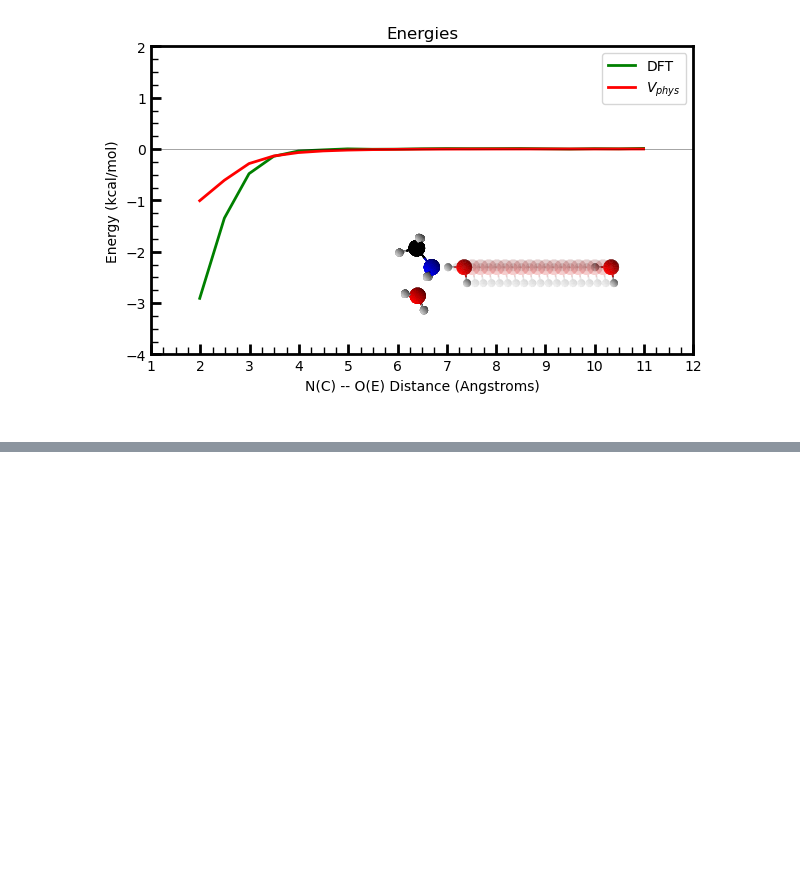
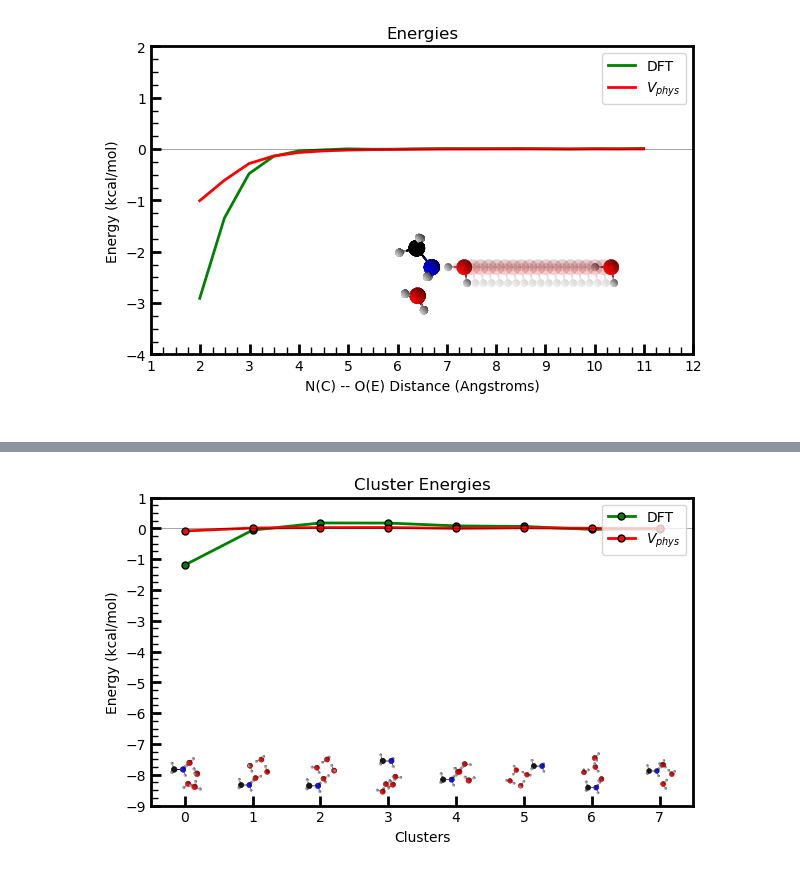
Before and after one commit to PolyachenkoYA/QDMS_2025, a Jupyter notebook: tutorials/2_Many-Body_Model_Build-Along/Tutorial_2.1.ipynb, the cells around one changed output, grey strips where cells are left out. Saved outputs shown, nothing was run; the diff lists cells and outputs as text; code cells hidden in the pictures; blank space fills up the shorter version.

```diff
--- a/tutorials/2_Many-Body_Model_Build-Along/Tutorial_2.1.ipynb
+++ b/tutorials/2_Many-Body_Model_Build-Along/Tutorial_2.1.ipynb
@@ -572,0 +582,34 @@ NameError: name 'charges_CH3NH2' is not defined
+# %%
+definition_pentamer = read_definition(paths.definitions.systems.pentamer)
+clusters_pentamer, clusters_pentamer_energies = read_systems_and_nmer_energies(definition_pentamer, paths.clusters.pentamer_energies)
+
+clusters_pentamer_Vphys_energies = calculate_Vphys_nmer_energies(
+    definition_pentamer,
+    clusters_pentamer,
+    symmetry_to_charge=charges_CH3NH2,
+    symmetry_to_polarizability={**polarizabilities_CH3NH2, **polarizabilities_H2O},
+    symmetry_to_polarizability_factor={**polarizability_factors_CH3NH2, **polarizability_factors_H2O},
+    symmetries_to_C6={**C6_CH3NH2_H2O, **C6_H2O_H2O},
+    symmetries_to_d6={**d6_CH3NH2_H2O, **d6_H2O_H2O},
+    mbpol_monomers=[False, True, True, True, True], # special flag to enable MB-pol geometry-dependent charges for the water molecule,
+    aCC=aCC,
+    aCD=aCD,
+    aDD=aDD,
+    aDD12=aDD12,
+    aDD13=aDD13,
+    aDD14=aDD14,
+)
+# %%
+plot_clusters(
+        clusters_pentamer,
+        {
+            "DFT": calculate_many_body_energies(clusters_pentamer, clusters_pentamer_energies),
+            "$V_{phys}$": calculate_many_body_energies(clusters_pentamer, clusters_pentamer_Vphys_energies),
+        },
+        centerer=lambda system: system.atoms[0].point,
+        aligner=lambda system: (system.atoms[4].point, system.atoms[1].point),
+        ymin=-9,
+        render_scale=0.2
+)
+# %% [output]
+[figure, added]
```
Also changed, not shown: parts of 5 cells of this notebook, 3 other files.
